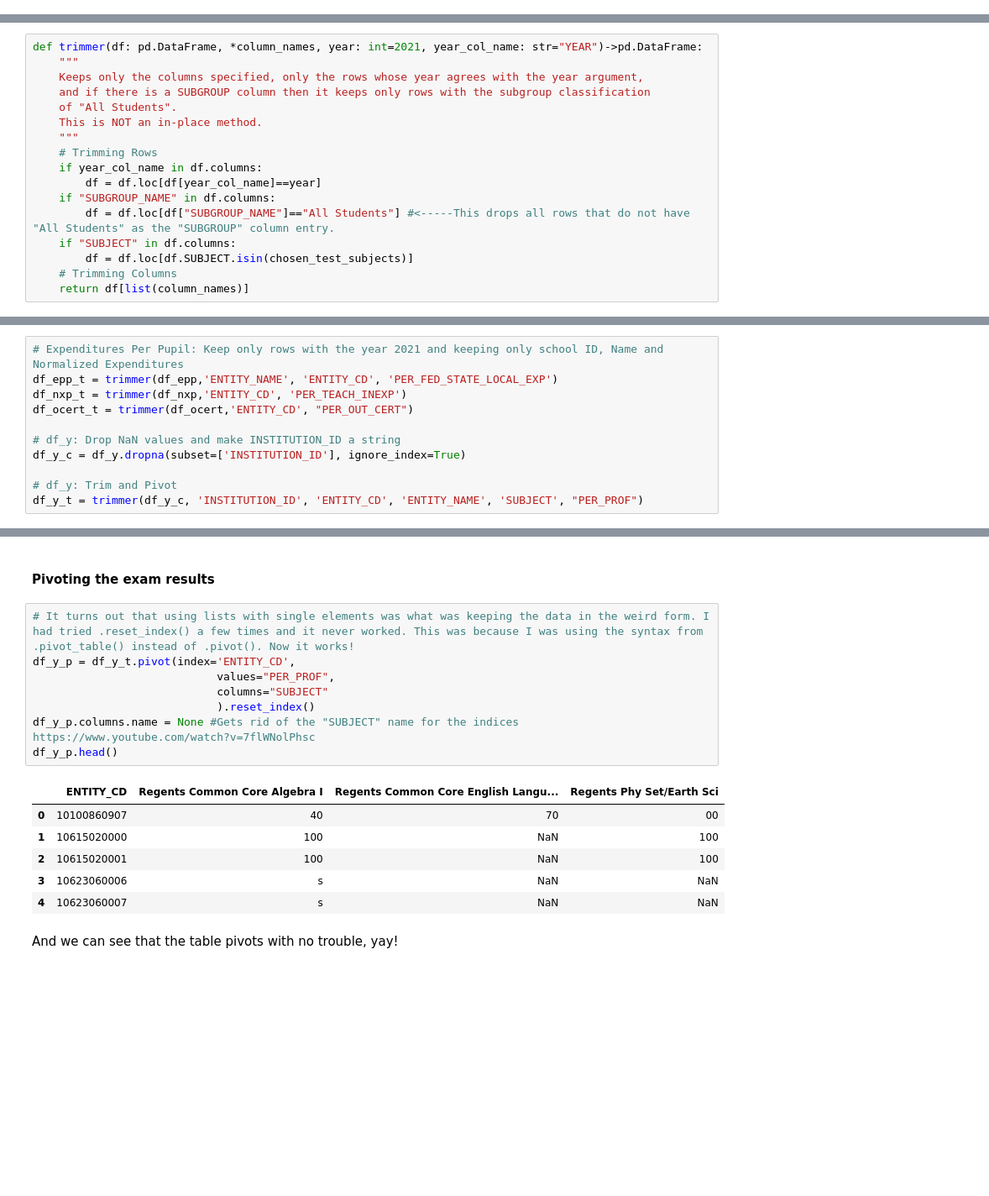
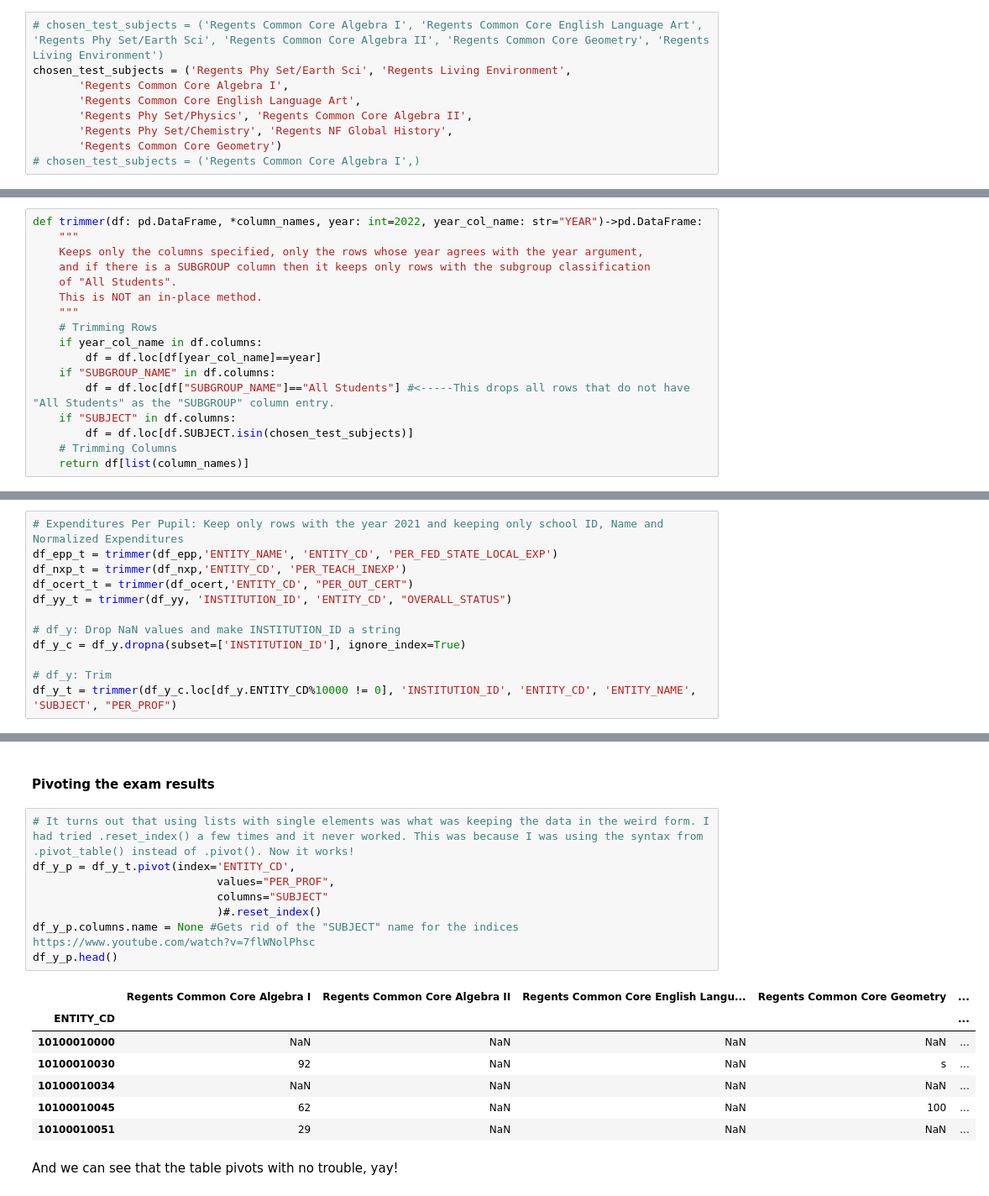
Before and after one commit to Finer-Things/2023_Erdos_Institute_Bootcamp_Education, a Jupyter notebook: EDA/combining_tables_part_2.ipynb, the cells around one changed output, grey strips where cells are left out. Shown: that part at 84% size. Drawn from its saved outputs; the diff is of its cells as text; blank space fills up the shorter version.

```diff
--- a/EDA/combining_tables_part_2.ipynb
+++ b/EDA/combining_tables_part_2.ipynb
@@ -28,8 +36,17 @@ chosen_test_subjects = ('Regents Common Core Algebra I', 'Regents Common Core En
+# %%
+# chosen_test_subjects = ('Regents Common Core Algebra I', 'Regents Common Core English Language Art', 'Regents Phy Set/Earth Sci', 'Regents Common Core Algebra II', 'Regents Common Core Geometry', 'Regents Living Environment')
+chosen_test_subjects = ('Regents Phy Set/Earth Sci', 'Regents Living Environment',
+       'Regents Common Core Algebra I',
+       'Regents Common Core English Language Art',
+       'Regents Phy Set/Physics', 'Regents Common Core Algebra II',
+       'Regents Phy Set/Chemistry', 'Regents NF Global History',
+       'Regents Common Core Geometry')
+# chosen_test_subjects = ('Regents Common Core Algebra I',)
 # %% [markdown]
 ### Trimming Dataframes
 #### Defining a Trimming Function that will only keep the columns we wish and only keep the rows that have our desired YEAR and SUBGROUP_NAME of "All Students"
 # %%
-def trimmer(df: pd.DataFrame, *column_names, year: int=2021, year_col_name: str="YEAR")->pd.DataFrame:
+def trimmer(df: pd.DataFrame, *column_names, year: int=2022, year_col_name: str="YEAR")->pd.DataFrame:
     """
     Keeps only the columns specified, only the rows whose year agrees with the year argument,
     and if there is a SUBGROUP column then it keeps only rows with the subgroup classification
@@ -54,12 +69,13 @@ Note that we no longer have to look for ENTITY_CD ENTRIES that don't end in 0000
 df_epp_t = trimmer(df_epp,'ENTITY_NAME', 'ENTITY_CD', 'PER_FED_STATE_LOCAL_EXP')
 df_nxp_t = trimmer(df_nxp,'ENTITY_CD', 'PER_TEACH_INEXP')
 df_ocert_t = trimmer(df_ocert,'ENTITY_CD', "PER_OUT_CERT")
+df_yy_t = trimmer(df_yy, 'INSTITUTION_ID', 'ENTITY_CD', "OVERALL_STATUS")
 
 # df_y: Drop NaN values and make INSTITUTION_ID a string
 df_y_c = df_y.dropna(subset=['INSTITUTION_ID'], ignore_index=True)
 
-# df_y: Trim and Pivot
-df_y_t = trimmer(df_y_c, 'INSTITUTION_ID', 'ENTITY_CD', 'ENTITY_NAME', 'SUBJECT', "PER_PROF")
+# df_y: Trim
+df_y_t = trimmer(df_y_c.loc[df_y.ENTITY_CD%10000 != 0], 'INSTITUTION_ID', 'ENTITY_CD', 'ENTITY_NAME', 'SUBJECT', "PER_PROF")
 # %% [markdown]
 We had a lot of trouble with pivoting before. Now, hopefully the code all works well and we can just pivot.
 #### Checking for duplicates.
@@ -110,18 +126,19 @@ Name: count, Length: 2974, dtype: int64
 # %%
 # It turns out that using lists with single elements was what was keeping the data in the weird form. I had tried .reset_index() a few times and it never worked. This was because I was using the syntax from .pivot_table() instead of .pivot(). Now it works!
 df_y_p = df_y_t.pivot(index='ENTITY_CD',
                             values="PER_PROF",
                             columns="SUBJECT"
-                            ).reset_index()
+                            )#.reset_index()
 df_y_p.columns.name = None #Gets rid of the "SUBJECT" name for the indices https://www.youtube.com/watch?v=7flWNolPhsc
 df_y_p.head()
 # %% [output]
-|  | ENTITY_CD | Regents Common Core Algebra I | Regents Common Core English Langu... | Regents Phy Set/Earth Sci |
-| 0 | 10100860907 | 40 | 70 | 00 |
-| 1 | 10615020000 | 100 | NaN | 100 |
-| 2 | 10615020001 | 100 | NaN | 100 |
-| 3 | 10623060006 | s | NaN | NaN |
-| 4 | 10623060007 | s | NaN | NaN |
+|  | Regents Common Core Algebra I | Regents Common Core Algebra II | Regents Common Core English Langu... | Regents Common Core Geometry | ... |
+| ENTITY_CD |  |  |  |  | ... |
+| 10100010000 | NaN | NaN | NaN | NaN | ... |
+| 10100010030 | 92 | NaN | NaN | s | ... |
+| 10100010034 | NaN | NaN | NaN | NaN | ... |
+| 10100010045 | 62 | NaN | NaN | 100 | ... |
+| 10100010051 | 29 | NaN | NaN | NaN | ... |
 # %% [markdown]
 And we can see that the table pivots with no trouble, yay!
 # %%
```
Also changed, not shown: parts of 16 cells of this notebook.
